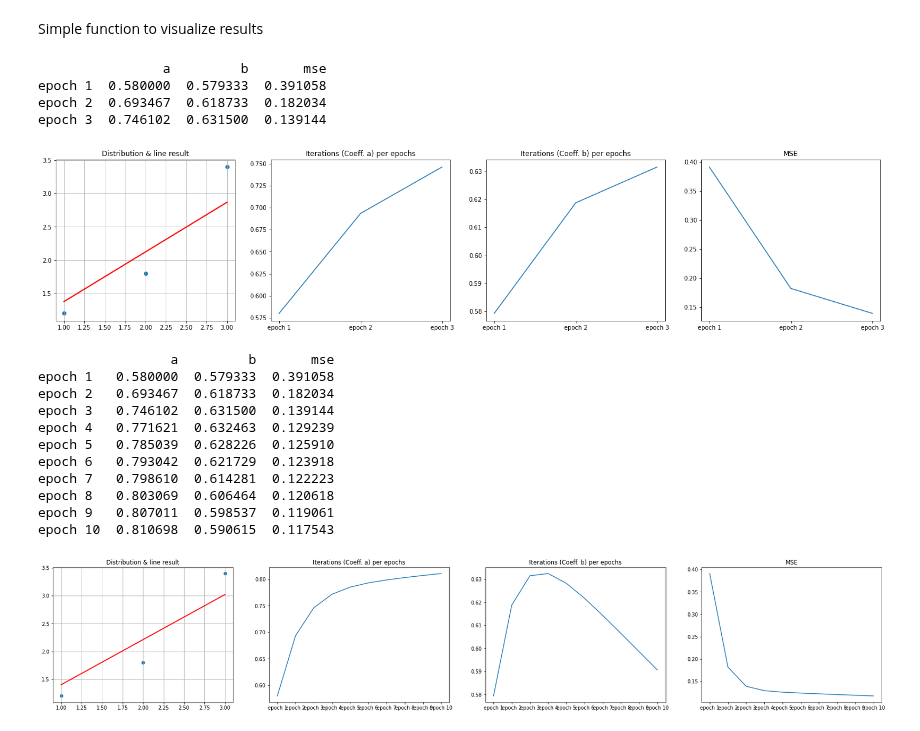
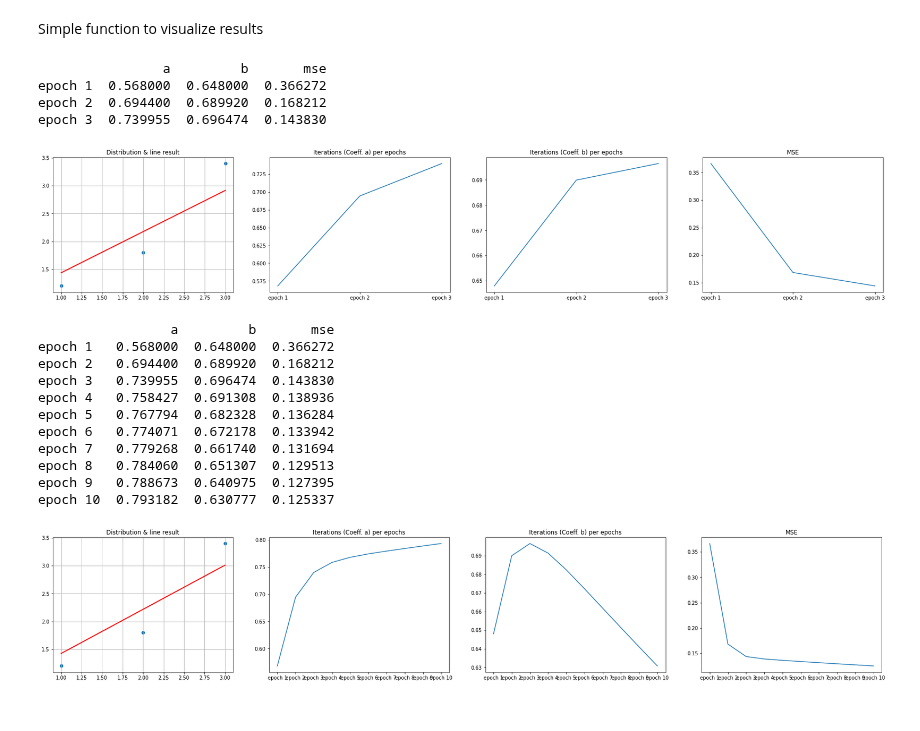
Before and after one commit to datacorner/les-tutos-datacorner.fr, a Jupyter notebook: modeling/gradient-descent/Gradient Descent.ipynb, the cells around one changed output. Saved outputs shown, nothing was run; the diff lists cells and outputs as text; code cells hidden in the pictures.

```diff
--- a/modeling/gradient-descent/Gradient Descent.ipynb
+++ b/modeling/gradient-descent/Gradient Descent.ipynb
@@ -69,20 +69,20 @@ b = 0
 # %% [markdown]
 Gradient descent implementation:
 # %%
-def gradient_descent(_X, _y, _learningrate=0.05, _epoch=10):
+def gradient_descent(_X, _y, _learningrate=0.06, _epochs=5):
     trace = pd.DataFrame(columns=['a', 'b', 'mse'])
     X = np.array(_X)
     y = np.array(_y)
-    a, b = 0.33, 0.48
+    a, b = 0.2, 0.5
     iter_a, iter_b, mse = [], [], []
     N = len(X)
 
-    for i in range(_epoch):
-        f = y - (a*X + b)
+    for i in range(_epochs):
+        delta = y - (a*X + b)
 
         # Updating a and b
-        a -= _learningrate * (-2 * X.dot(f).sum() / N)
-        b -= _learningrate * (-2 * f.sum() / N)
+        a = a -_learningrate * (-2 * X.dot(delta).sum() / N)
+        b = b -_learningrate * (-2 * delta.sum() / N)
 
         trace = trace.append(pd.DataFrame(data=[[a, b, mean_squared_error(y, (a*X + b))]],
                                           columns=['a', 'b', 'mse'],
@@ -115,28 +115,28 @@ def displayResult(_a, _b, _trace):
 
   print (_trace)
 # %%
-a, b, trace = gradient_descent(X, y, _epoch=3)
+a, b, trace = gradient_descent(X, y, _epochs=3)
 displayResult(a, b, trace)
 # %% [output]
                 a         b       mse
-epoch 1  0.580000  0.579333  0.391058
-epoch 2  0.693467  0.618733  0.182034
-epoch 3  0.746102  0.631500  0.139144
+epoch 1  0.568000  0.648000  0.366272
+epoch 2  0.694400  0.689920  0.168212
+epoch 3  0.739955  0.696474  0.143830
-[figure, old version]
+[figure, new version]
 # %%
-a, b, trace = gradient_descent(X, y, _epoch=10)
+a, b, trace = gradient_descent(X, y, _epochs=10)
 displayResult(a, b, trace)
 # %% [output]
                  a         b       mse
-epoch 1   0.580000  0.579333  0.391058
-epoch 2   0.693467  0.618733  0.182034
-epoch 3   0.746102  0.631500  0.139144
-epoch 4   0.771621  0.632463  0.129239
-epoch 5   0.785039  0.628226  0.125910
-epoch 6   0.793042  0.621729  0.123918
-epoch 7   0.798610  0.614281  0.122223
-epoch 8   0.803069  0.606464  0.120618
-epoch 9   0.807011  0.598537  0.119061
-epoch 10  0.810698  0.590615  0.117543
+epoch 1   0.568000  0.648000  0.366272
+epoch 2   0.694400  0.689920  0.168212
+epoch 3   0.739955  0.696474  0.143830
+epoch 4   0.758427  0.691308  0.138936
+epoch 5   0.767794  0.682328  0.136284
+epoch 6   0.774071  0.672178  0.133942
+epoch 7   0.779268  0.661740  0.131694
+epoch 8   0.784060  0.651307  0.129513
+epoch 9   0.788673  0.640975  0.127395
+epoch 10  0.793182  0.630777  0.125337
-[figure, old version]
+[figure, new version]
 # %%
```
Also changed, not shown: parts of 1 cell of this notebook.
